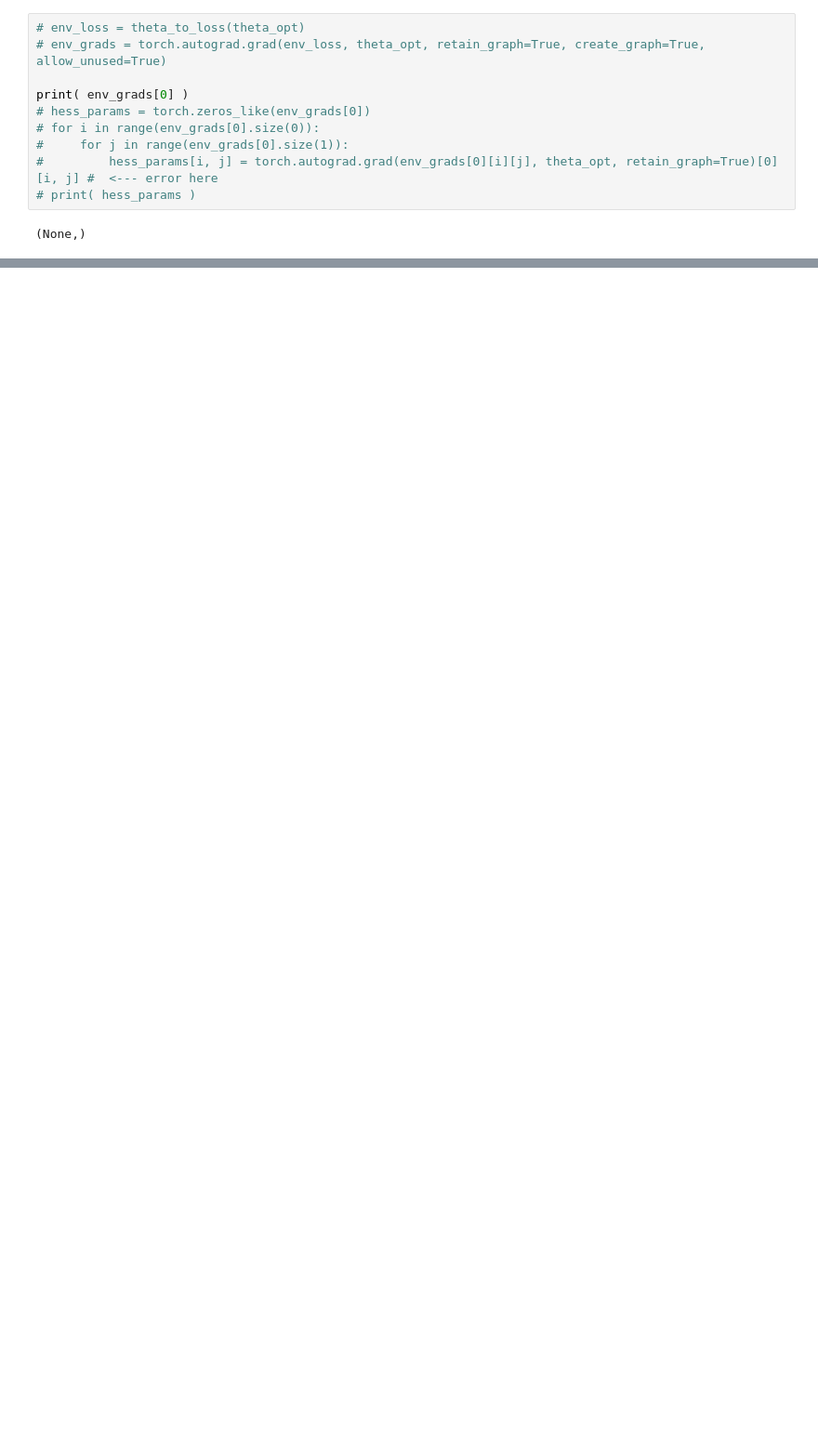
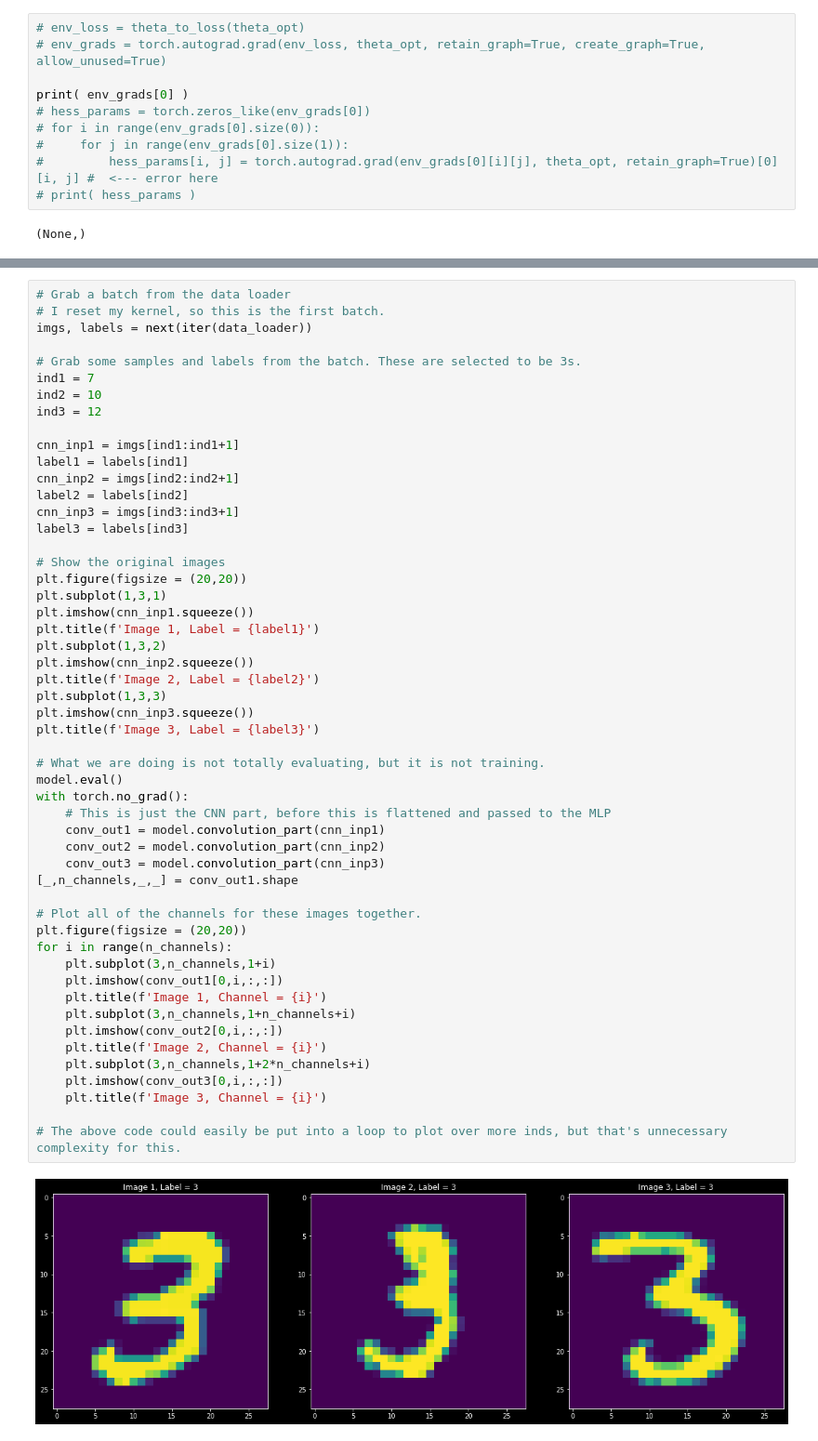
Before and after one commit to CU-Boulder-APPM-X720-Fall-2022/biweekly-report-2-gnorman7, a Jupyter notebook: loss_landscapes.ipynb, the cells around one changed output, grey strips where cells are left out. Shown at 93% size. Saved outputs shown, nothing was run; the diff lists cells and outputs as text; blank space fills up the shorter version.

```diff
--- a/loss_landscapes.ipynb
+++ b/loss_landscapes.ipynb
@@ -467,0 +480,54 @@ print( env_grads[0] )
+# %%
+# Grab a batch from the data loader
+# I reset my kernel, so this is the first batch.
+imgs, labels = next(iter(data_loader))
+
+# Grab some samples and labels from the batch. These are selected to be 3s.
+ind1 = 7
+ind2 = 10
+ind3 = 12
+
+cnn_inp1 = imgs[ind1:ind1+1]
+label1 = labels[ind1]
+cnn_inp2 = imgs[ind2:ind2+1]
+label2 = labels[ind2]
+cnn_inp3 = imgs[ind3:ind3+1]
+label3 = labels[ind3]
+
+# Show the original images
+plt.figure(figsize = (20,20))
+plt.subplot(1,3,1)
+plt.imshow(cnn_inp1.squeeze())
+plt.title(f'Image 1, Label = {label1}')
+plt.subplot(1,3,2)
+plt.imshow(cnn_inp2.squeeze())
+plt.title(f'Image 2, Label = {label2}')
+plt.subplot(1,3,3)
+plt.imshow(cnn_inp3.squeeze())
+plt.title(f'Image 3, Label = {label3}')
+
+# What we are doing is not totally evaluating, but it is not training.
+model.eval()
+with torch.no_grad():
+    # This is just the CNN part, before this is flattened and passed to the MLP
+    conv_out1 = model.convolution_part(cnn_inp1)
+    conv_out2 = model.convolution_part(cnn_inp2)
+    conv_out3 = model.convolution_part(cnn_inp3)
+[_,n_channels,_,_] = conv_out1.shape
+
+# Plot all of the channels for these images together.
+plt.figure(figsize = (20,20))
+for i in range(n_channels):
+    plt.subplot(3,n_channels,1+i)
+    plt.imshow(conv_out1[0,i,:,:])
+    plt.title(f'Image 1, Channel = {i}')
+    plt.subplot(3,n_channels,1+n_channels+i)
+    plt.imshow(conv_out2[0,i,:,:])
+    plt.title(f'Image 2, Channel = {i}')
+    plt.subplot(3,n_channels,1+2*n_channels+i)
+    plt.imshow(conv_out3[0,i,:,:])
+    plt.title(f'Image 3, Channel = {i}')
+
+# The above code could easily be put into a loop to plot over more inds, but that's unnecessary complexity for this.
+# %% [output]
+[figure, added]
```
Also changed, not shown: parts of 11 cells of this notebook, 3 other files.
